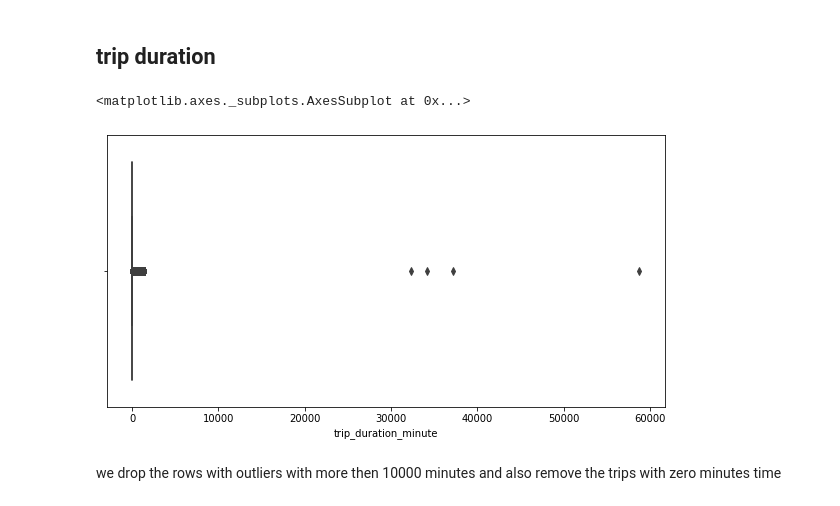
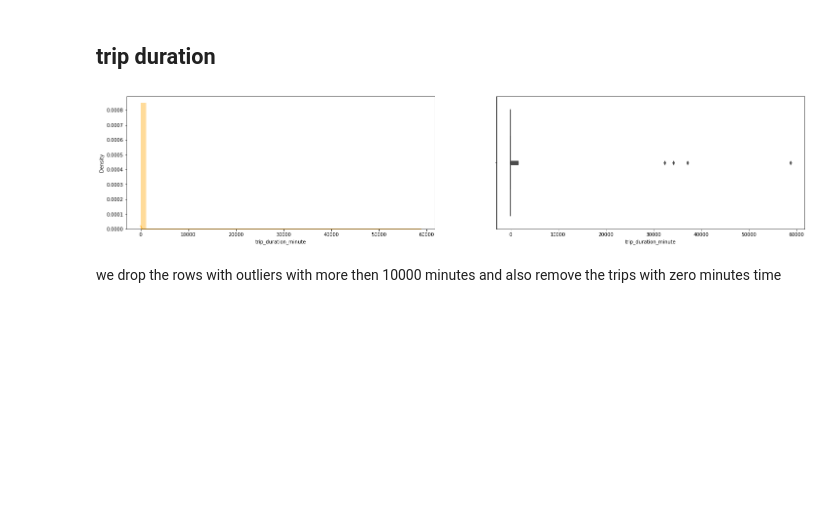
Before and after one commit to prabindebnath25/NYC-Taxi-Trip-Time-Prediction, a Jupyter notebook: NYC_Taxi_Trip_Time_Prediction_Capstone_Project.ipynb, the cells around one changed output. Saved outputs shown, nothing was run; the diff lists cells and outputs as text; code cells hidden in the pictures; blank space fills up the shorter version.

```diff
--- a/NYC_Taxi_Trip_Time_Prediction_Capstone_Project.ipynb
+++ b/NYC_Taxi_Trip_Time_Prediction_Capstone_Project.ipynb
@@ -261,9 +281,12 @@ sns.boxplot(df['distance'])
 df['trip_duration_minute'] = df['trip_duration']/60
-# %%
-plt.figure(figsize= (10,5))
-sns.boxplot(df['trip_duration_minute'])
-# %% [output]
-<matplotlib.axes._subplots.AxesSubplot at 0x...>
-[figure, removed]
+# %%
+# Check out the trip_duration.
+fig, (ax1, ax2) = plt.subplots(1,2, figsize=(25,5))
+# plt.figure(figsize=(10,5))
+sns.distplot(df['trip_duration_minute'], color='orange', ax=ax1)
+sns.boxplot(df['trip_duration_minute'], color='orange', ax=ax2)
+plt.show()
+# %% [output]
+[figure, added]
 # %% [markdown]
 we drop the rows with outliers with more then 10000 minutes and also remove the trips with zero minutes time
```
Also changed, not shown: parts of 54 cells of this notebook.
